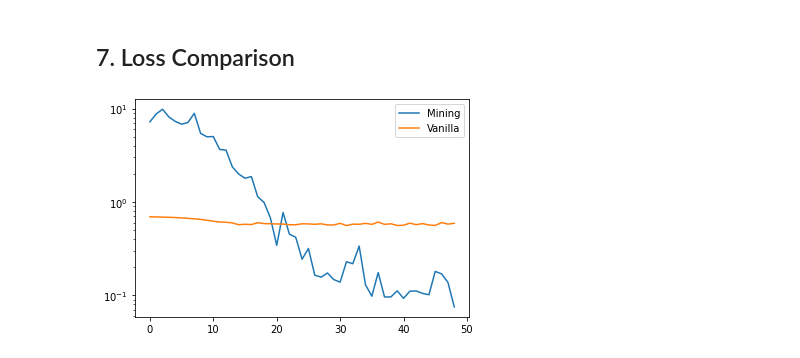
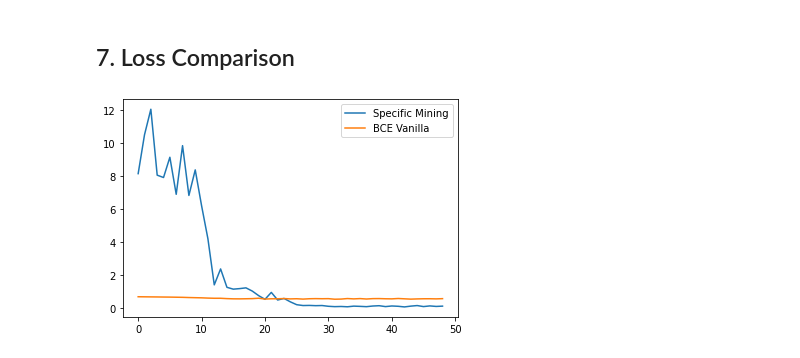
Before and after one commit to leonrenn/datascience_seminar, a Jupyter notebook: Mining/training_procedure_comparison.ipynb, the cells around one changed output. Saved outputs shown, nothing was run; the diff lists cells and outputs as text; code cells hidden in the pictures.

Commit message:
Better compareability for mining and vanilla models.

```diff
--- a/Mining/training_procedure_comparison.ipynb
+++ b/Mining/training_procedure_comparison.ipynb
@@ -110,7 +110,8 @@ class Model(pl.LightningModule):
         self.generate_gif = generate_gif
 
         # total loss on epoch end
-        self.total_loss = []
+        self.total_loss = [] # specific
+        self.mse_error_history = [] # mse for all
         self.epoch_end = False
 
         self.net = nn.Sequential(
@@ -176,14 +177,14 @@ class Model(pl.LightningModule):
                 self.epoch_end = False
             return loss
 
-    def on_epoch_end(self):
+    def on_train_epoch_end(self):
         # toggle epoch end for easy loss display
         self.epoch_end = True
 
         # generating training gif
         if self.generate_gif is True:
-            x_min, x_max = -3, 4
-            y_min, y_max = -3, 4
+            x_min, x_max = -4, 5
+            y_min, y_max = -4, 5
             size = 20
             X = torch.empty((size, 3))
             X[:, 0] = torch.linspace(x_min, x_max, size)
@@ -195,6 +196,11 @@ class Model(pl.LightningModule):
             true_log_ratio = Normal(loc=0, scale=1).log_prob(
                 X[:, 0]) - Normal(loc=1, scale=1).log_prob(X[:, 0])
 
+            # calculate the mean square error for the picture
+            mse_error = np.mean((output.reshape((size,)) - true_log_ratio.detach().numpy().reshape((size,)))**2, axis=0)
+            mse_error = np.round(mse_error, 2)
+            self.mse_error_history.append(mse_error)
+
             plt.plot(X[:, 0].detach().numpy(), output,
                      "ro", label="Model Output")
             plt.plot(X[:, 0].detach().numpy(), true_log_ratio.detach(
@@ -202,7 +208,7 @@ class Model(pl.LightningModule):
             plt.legend()
             plt.xlabel("X")
             plt.ylabel("Log Likelihood Ratio")
-            plt.title(f"Epoch {len(self.total_loss)}")
+            plt.title(f"Epoch {len(self.total_loss)} with MSE: {mse_error}")
             plt.xlim(x_min, x_max)
             plt.ylim(y_min, y_max)
             plt.savefig(f"frames/train_epoch_{len(self.total_loss)}.png")
@@ -280,10 +286,10 @@ GIF DONE
 # %% [markdown]
 ## 7. Loss Comparison
 # %%
-plt.plot(mining_model.total_loss, label = "Mining")
-plt.plot(vanilla_model.total_loss, label = "Vanilla")
-plt.semilogy()
+plt.plot(mining_model.total_loss, label = "Specific Mining")
+plt.plot(vanilla_model.total_loss, label = "BCE Vanilla")
+# plt.semilogy()
 plt.legend()
 plt.show()
 # %% [output]
-[figure, old version]
+[figure, new version]
```
Also changed, not shown: parts of 2 cells of this notebook, 2 other files.
